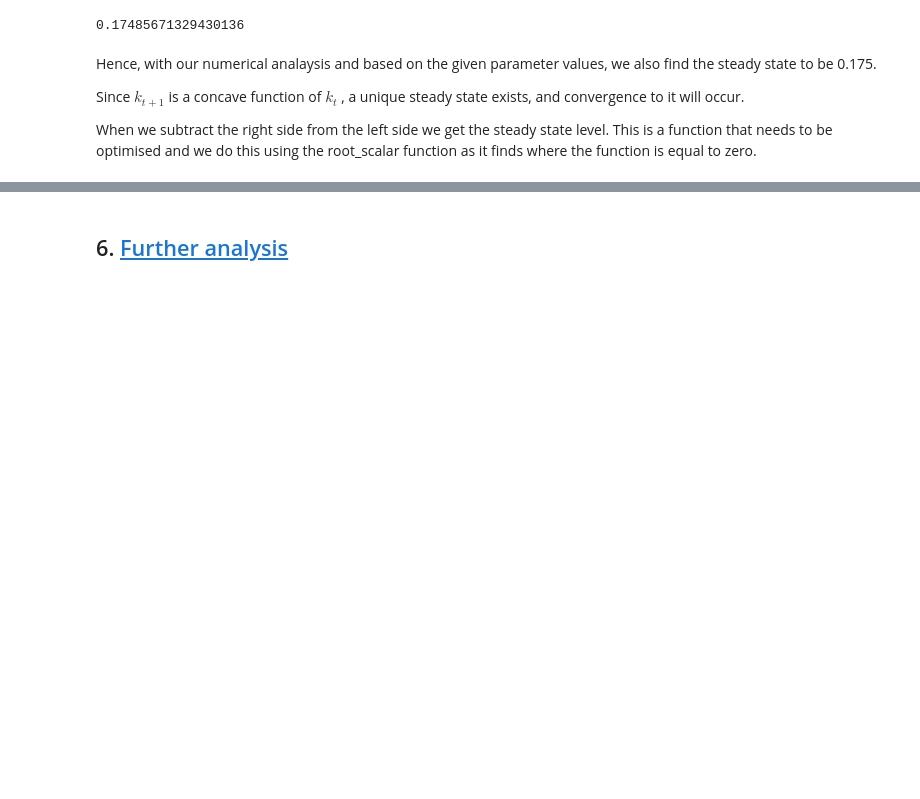
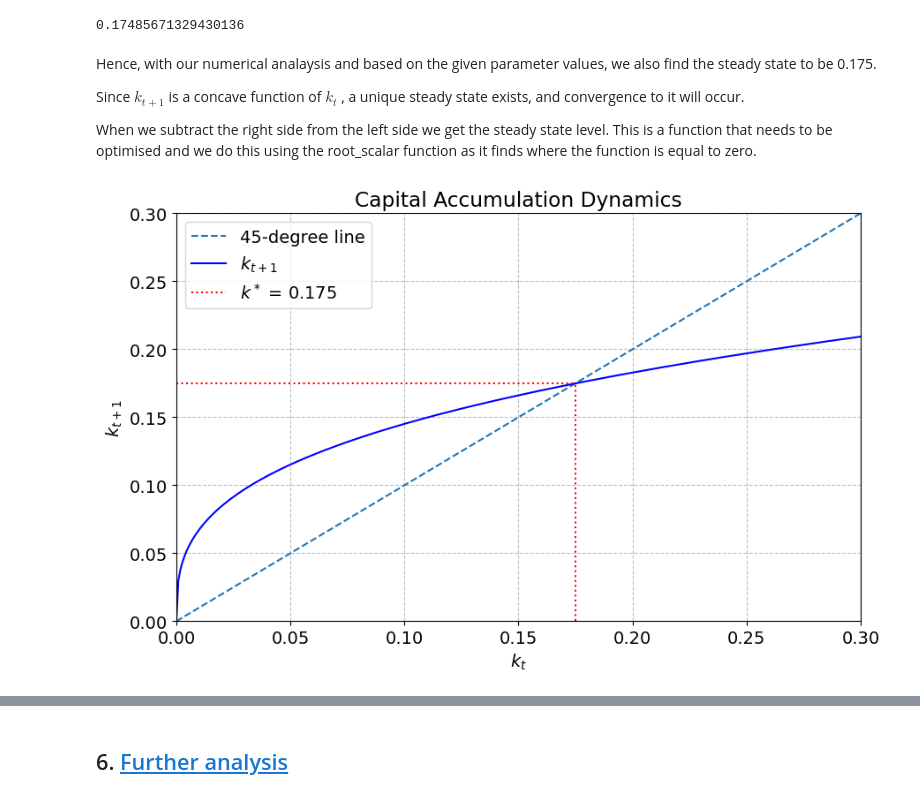
Before and after one commit to NumEconCopenhagen/projects-2024-Simon-C-og-Jens-H, a Jupyter notebook: modelproject/modelproject.ipynb, the cells around one changed output, grey strips where cells are left out. Cells and saved outputs as stored; diff of their text form; code cells hidden in the pictures; blank space fills up the shorter version.

Commit message:
figur aa

```diff
--- a/modelproject/modelproject.ipynb
+++ b/modelproject/modelproject.ipynb
@@ -172,7 +172,8 @@ obj = lambda k: k - ((A*(1-alpha)*k**alpha)/((1+n)*(2+rho)))
 
 # Optimizing the model and finding the roots
 result = optimize.root_scalar(obj,bracket=[1e-10,10],method='bisect')
-result.root
+k_star = result.root
+k_star
 # %% [output]
 0.17485671329430136
 # %% [markdown]
@@ -181,3 +182,27 @@ Hence, with our numerical analaysis and based on the given parameter values, we
 Since $k_{t+1}$ is a concave function of $k_{t}$ , a unique steady state exists, and convergence to it will occur.
 
 When we subtract the right side from the left side we get the steady state level. This is a function that needs to be optimised and we do this using the root_scalar function as it finds where the function is equal to zero.
+# %%
+# Define the range for k_t
+k_t = np.linspace(0, 2*k_star, 400)
+
+# Calculate k_t+1 for each k_t
+k_t_plus_1 = (A*(1-alpha)*k_t**alpha)/((1+n)*(2+rho))
+
+# Plot the results
+plt.figure(figsize=(10, 6))
+plt.plot(k_t, k_t, label='45-degree line', linestyle='--')
+plt.plot(k_t, k_t_plus_1, label='$k_{t+1}$', color='blue')
+plt.axvline(x=k_star, ymax=0.129/(max(k_t_plus_1)), color='red', linestyle=':', label=f'$k^*$ = 0.175')
+plt.plot([0, k_star], [0.175, 0.175], color='red', linestyle=':')
+plt.xlim(0, 0.3)
+plt.ylim(0, 0.3)
+
+plt.xlabel('$k_t$')
+plt.ylabel('$k_{t+1}$')
+plt.title('Capital Accumulation Dynamics')
+plt.legend()
+plt.grid(True)
+plt.show()
+# %% [output]
+[figure, added]
```
Also changed, not shown: parts of 3 cells of this notebook.
